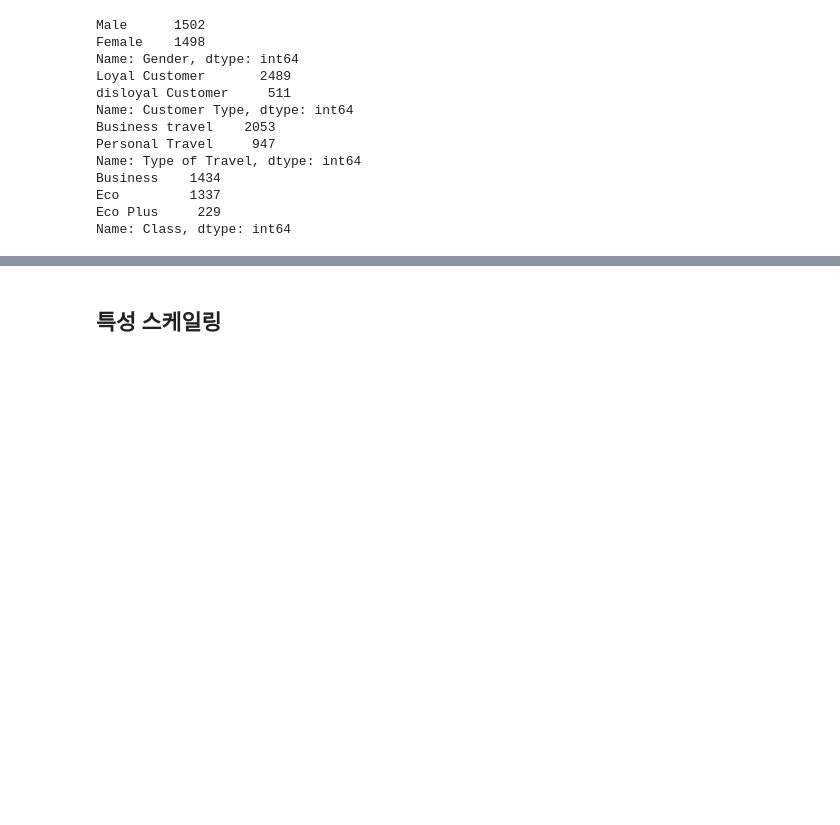
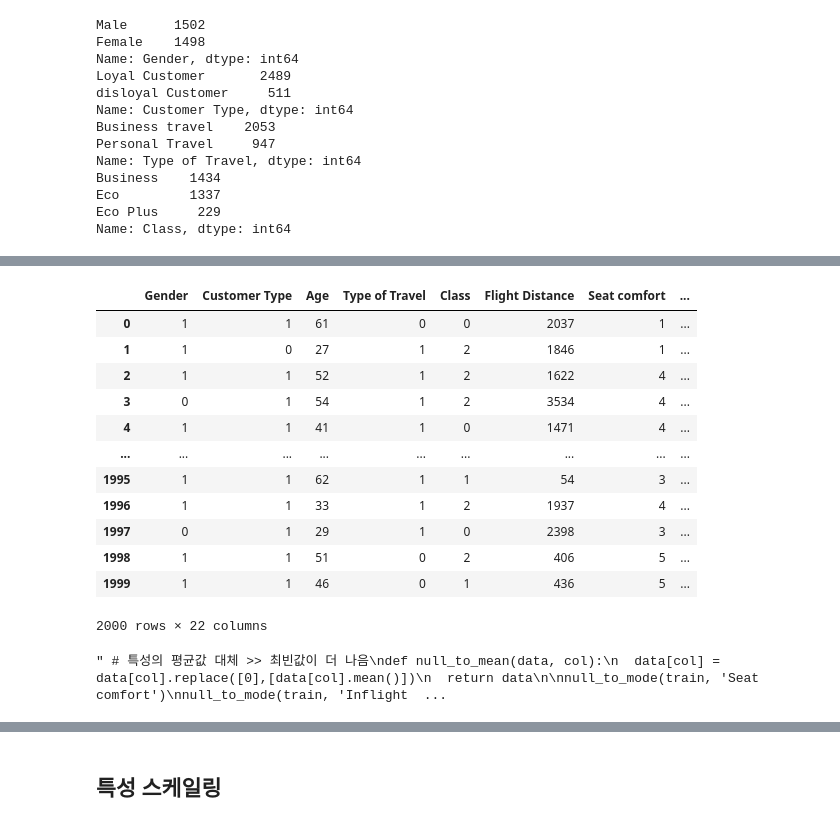
Before and after one commit to osm8485/Pred_Airline_Satisfaction, a Jupyter notebook: baseline.ipynb, the cells around one changed output, grey strips where cells are left out. Drawn from its saved outputs; the diff is of its cells as text; code cells hidden in the pictures; blank space fills up the shorter version.

```diff
--- a/baseline.ipynb
+++ b/baseline.ipynb
@@ -73,9 +121,3 @@ Business    1434
 Eco         1337
 Eco Plus     229
 Name: Class, dtype: int64
-# %%
-enc = OrdinalEncoder()
-
-train[categorical_feature] = enc.fit_transform(train[categorical_feature])
-train[categorical_feature] = train[categorical_feature].astype(int)
-train
@@ -95,0 +141,11 @@ train
+# %%
+# 나머지 범주형변수들 등급 고려하여 맵핑
+def cat_enc(data):
+  data['Type of Travel'] = data['Type of Travel'].map({"Business travel":1, "Personal Travel":0})
+  data['Class'] = data['Class'].map({"Business":2, "Eco Plus":1, "Eco":0})
+  data['Customer Type'] = data['Customer Type'].map({"Loyal Customer":1, "disloyal Customer":0})
+  data['Gender'] = data['Gender'].map({'Female':1, 'Male':0}) #성별 원핫,레이블인코딩 할지 결정!
+  return data
+
+test = cat_enc(test)
+train = cat_enc(train)
@@ -95,0 +163,5 @@ train
+# %%
+for col in ordinal_features:
+  if (train[col]==0).sum() == 0:
+    continue
+  print(f'{col} : 0이 \'{(train[col]==0).sum()}\'개 있습니다.\n')
@@ -95,0 +184,8 @@ train
+# %%
+corr = train.corr()
+
+for col in ordinal_features:
+  if (train[col]==0).sum() == 0:
+    continue
+  print(f'======================={col}========================')
+  print(corr[col].sort_values(ascending=False)[[1,2,3]])
@@ -95,0 +219,39 @@ train
+# %%
+# 최빈값대체
+def null_to_mode(data, col):
+  data[col] = data[col].replace([0],[data[col].mode()])
+  return data
+
+null_to_mode(train, 'Seat comfort')
+null_to_mode(train, 'Inflight entertainment')
+null_to_mode(test, 'Seat comfort')
+null_to_mode(test, 'Inflight entertainment')
+
+null_to_mode(train, 'Departure/Arrival time convenient')
+null_to_mode(test, 'Departure/Arrival time convenient')
+# %% [output]
+|  | Gender | Customer Type | Age | Type of Travel | Class | Flight Distance | Seat comfort | ... |
+| 0 | 1 | 1 | 61 | 0 | 0 | 2037 | 1 | ... |
+| 1 | 1 | 0 | 27 | 1 | 2 | 1846 | 1 | ... |
+| 2 | 1 | 1 | 52 | 1 | 2 | 1622 | 4 | ... |
+| 3 | 0 | 1 | 54 | 1 | 2 | 3534 | 4 | ... |
+| 4 | 1 | 1 | 41 | 1 | 0 | 1471 | 4 | ... |
+| ... | ... | ... | ... | ... | ... | ... | ... | ... |
+| 1995 | 1 | 1 | 62 | 1 | 1 | 54 | 3 | ... |
+| 1996 | 1 | 1 | 33 | 1 | 2 | 1937 | 4 | ... |
+| 1997 | 0 | 1 | 29 | 1 | 0 | 2398 | 3 | ... |
+| 1998 | 1 | 1 | 51 | 0 | 2 | 406 | 5 | ... |
+| 1999 | 1 | 1 | 46 | 0 | 1 | 436 | 5 | ... |
+2000 rows × 22 columns
+# %%
+''' # 특성의 평균값 대체 >> 최빈값이 더 나음
+def null_to_mean(data, col):
+  data[col] = data[col].replace([0],[data[col].mean()])
+  return data
+
+null_to_mode(train, 'Seat comfort')
+null_to_mode(train, 'Inflight entertainment')
+null_to_mode(test, 'Seat comfort')
+null_to_mode(test, 'Inflight entertainment') '''
+# %% [output]
+" # 특성의 평균값 대체 >> 최빈값이 더 나음\ndef null_to_mean(data, col):\n  data[col] = data[col].replace([0],[data[col].mean()])\n  return data\n\nnull_to_mode(train, 'Seat comfort')\nnull_to_mode(train, 'Inflight  ...
```
Also changed, not shown: parts of 47 cells of this notebook, 2 other files.
